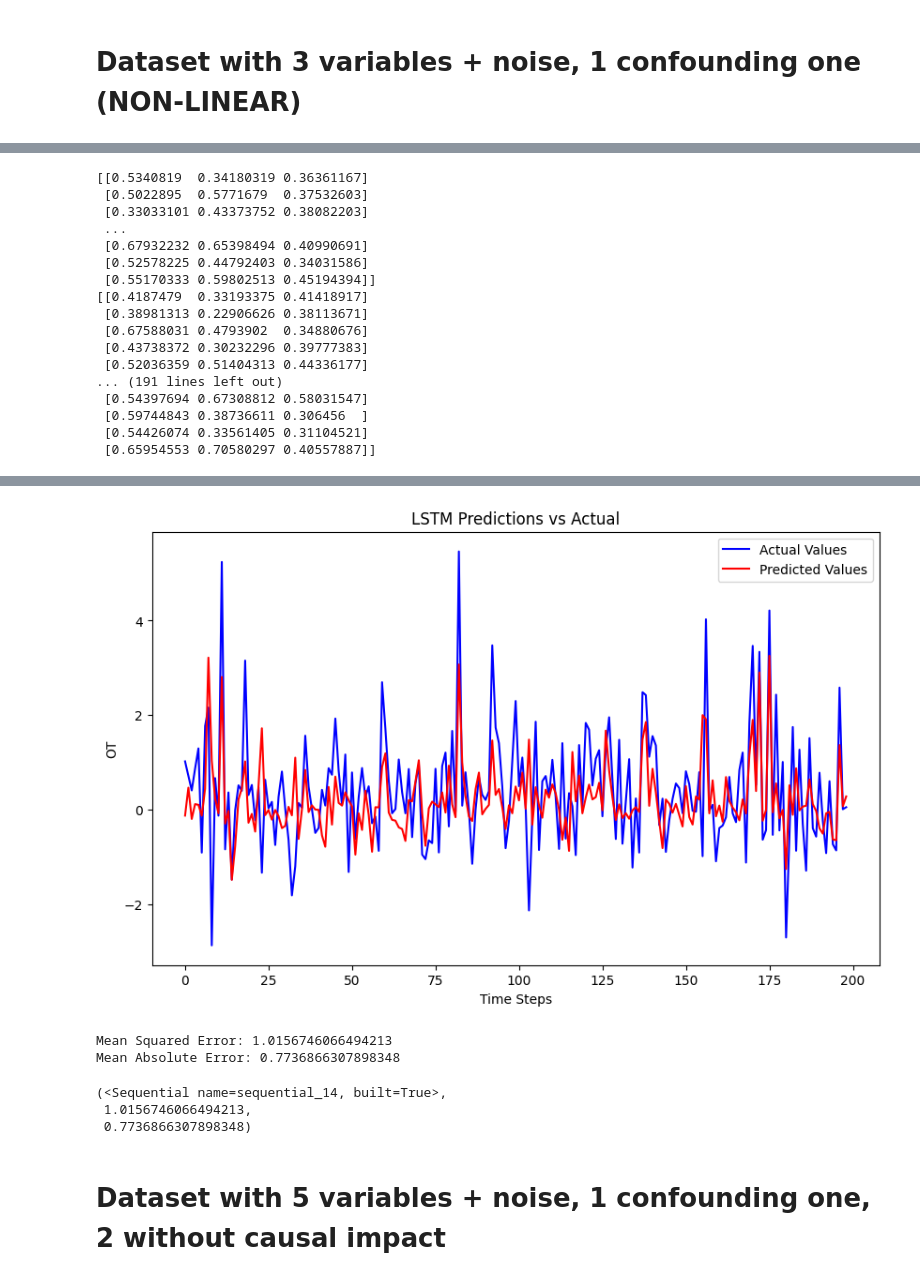
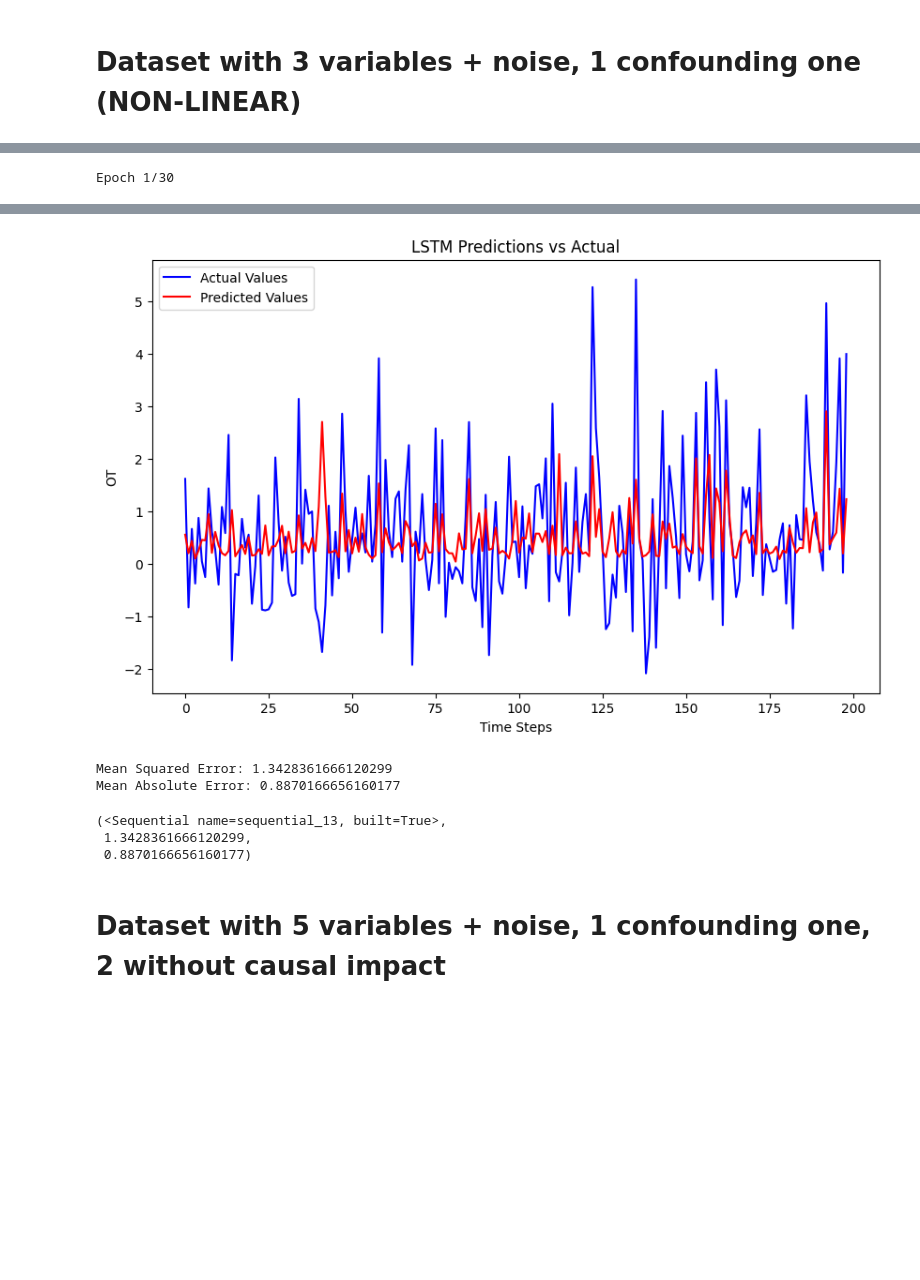
Before and after one commit to feschouw/Master_Thesis, a Jupyter notebook: Datasets/data_for_autoformer.ipynb, the cells around one changed output, grey strips where cells are left out. Drawn from its saved outputs; the diff is of its cells as text; code cells hidden in the pictures; blank space fills up the shorter version.

```diff
--- a/Datasets/data_for_autoformer.ipynb
+++ b/Datasets/data_for_autoformer.ipynb
@@ -314,0 +306,42 @@ Mean Absolute Error: 0.20624365125165495
+# %%
+import numpy as np
+import pandas as pd
+from datetime import datetime, timedelta
+
+def generate_data(seq_length=1000):
+    # Generate the confounder C
+    C = np.random.normal(loc=0, scale=1, size=seq_length)
+
+    # Prepare timestamps
+    start_date = datetime.strptime('01/07/2016 02:00', '%d/%m/%Y %H:%M')
+    timestamps = [start_date + timedelta(hours=i) for i in range(seq_length)]
+
+    # Initialize X with initial random values
+    X = np.zeros(seq_length)
+    X[0] = np.random.normal()
+
+    # Generate X with autocorrelation and influence by C
+    for i in range(1, seq_length):
+        X[i] = 0.7 * X[i-1] + np.sin(C[i]) + np.random.normal(loc=0, scale=0.2)
+
+    # Initialize Y with initial random values
+    Y = np.zeros(seq_length)
+    Y[0] = np.random.normal()
+
+    # Generate Y influenced by current and lagged X and current C
+    for i in range(1, seq_length):
+        Y[i] = 0.5 * Y[i-1] + np.square(X[i]) + 0.3 * np.square(X[i-1]) + np.cos(C[i]) + np.random.normal(loc=0, scale=0.2)
+
+    # Create DataFrame
+    data_df = pd.DataFrame({
+        'date': timestamps,
+        '0': C,
+        '1': X,
+        'OT': Y  # Y is the target
+    })
+    return data_df
+
+# Generate and save the data
+data_df = generate_data(seq_length=1000)
+df_linear_autocorrelations = data_df.copy()
+data_df.to_csv('data_with_autocorrelations.csv', index=False)
@@ -356,20 +465,4 @@ Mean Absolute Error: 0.912374741303435
 # %%
-run_lstm(data_df_simple_nonlinear, ['0', '1'], 'OT', look_back=1, test_ratio=0.2, epochs=50, batch_size=1)
+run_lstm(data_df_simple_nonlinear, ['0', '1'], 'OT', look_back=1, test_ratio=0.2, epochs=30, batch_size=1)
 # %% [output]
-[[0.5340819  0.34180319 0.36361167]
- [0.5022895  0.5771679  0.37532603]
- [0.33033101 0.43373752 0.38082203]
- ...
- [0.67932232 0.65398494 0.40990691]
- [0.52578225 0.44792403 0.34031586]
- [0.55170333 0.59802513 0.45194394]]
-[[0.4187479  0.33193375 0.41418917]
- [0.38981313 0.22906626 0.38113671]
- [0.67588031 0.4793902  0.34880676]
- [0.43738372 0.30232296 0.39777383]
- [0.52036359 0.51404313 0.44336177]
-... (191 lines left out)
- [0.54397694 0.67308812 0.58031547]
- [0.59744843 0.38736611 0.306456  ]
- [0.54426074 0.33561405 0.31104521]
- [0.65954553 0.70580297 0.40557887]]
+Epoch 1/30
@@ -393,9 +486,9 @@ Epoch 50/50
-[figure, old version]
+[figure, new version]
-Mean Squared Error: 1.0156746066494213
-Mean Absolute Error: 0.7736866307898348
+Mean Squared Error: 1.3428361666120299
+Mean Absolute Error: 0.8870166656160177
-(<Sequential name=sequential_14, built=True>,
- 1.0156746066494213,
- 0.7736866307898348)
+(<Sequential name=sequential_13, built=True>,
+ 1.3428361666120299,
+ 0.8870166656160177)
 # %% [markdown]
 # Dataset with 5 variables + noise, 1 confounding one, 2 without causal impact
 # %%
```
Also changed, not shown: parts of 18 cells of this notebook, 3 other files.
